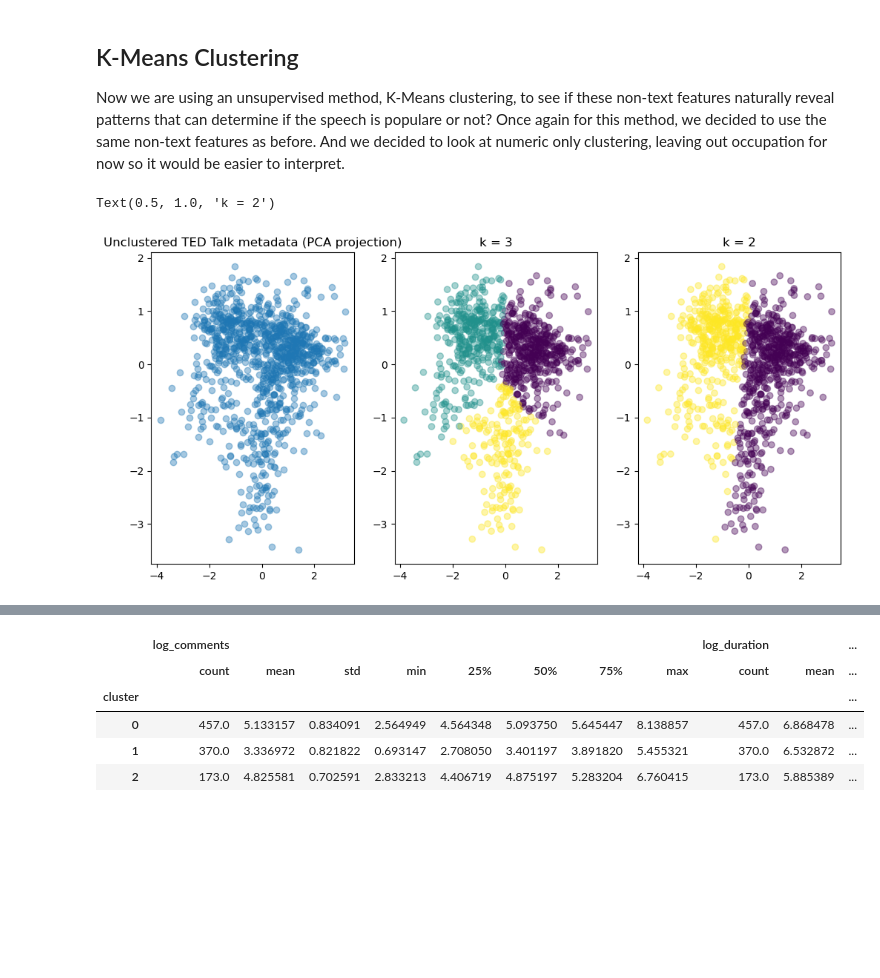
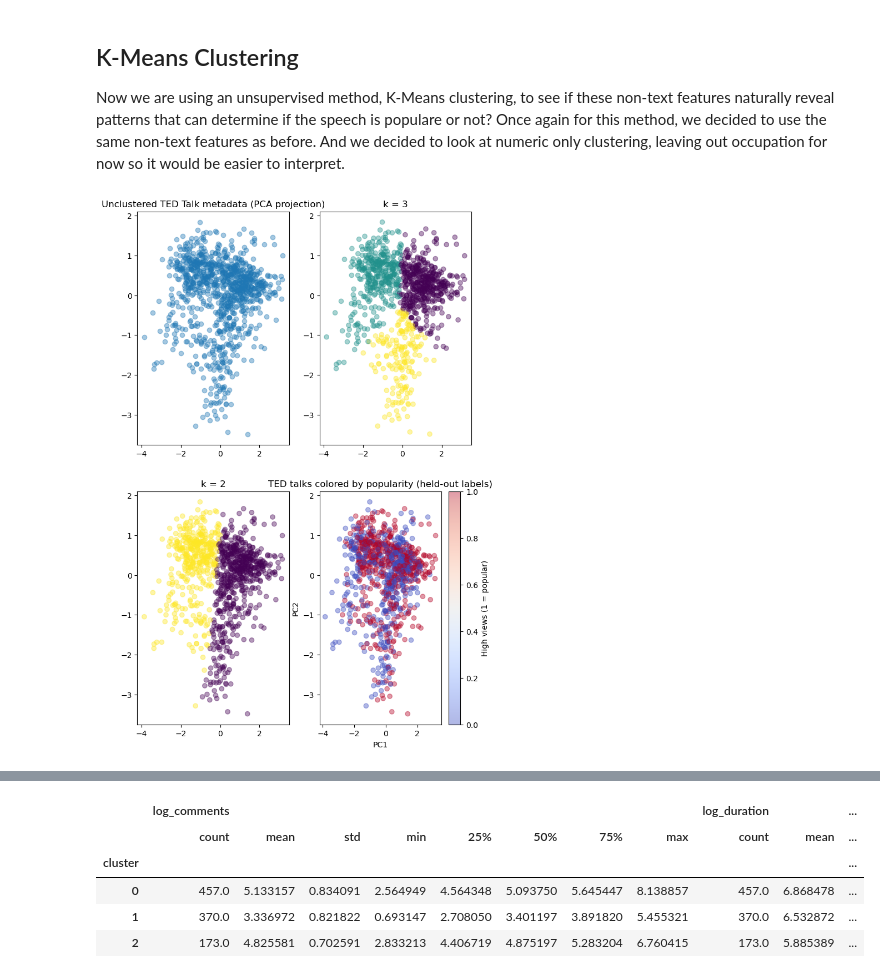
Before and after one commit to kyleenaxin/3350-final, a Jupyter notebook: project.ipynb, the cells around one changed output, grey strips where cells are left out. Saved outputs shown, nothing was run; the diff lists cells and outputs as text; code cells hidden in the pictures; blank space fills up the shorter version.

```diff
--- a/project.ipynb
+++ b/project.ipynb
@@ -387,33 +386,47 @@ X_2d = PCA(n_components=2, random_state=42).fit_transform(X_scaled)
 
 plt.figure(figsize=(12, 12))
 
 # Unclustered data
 plt.subplot(231)
 plt.scatter(X_2d[:, 0], X_2d[:, 1], alpha=0.4)
 plt.title("Unclustered TED Talk metadata (PCA projection)")
 
 # 3 clusters!
 y_pred = KMeans(
     n_clusters=3,
     random_state=42,
     n_init=10
 ).fit_predict(X_scaled)
 
 plt.subplot(232)
 plt.scatter(X_2d[:, 0], X_2d[:, 1], c = y_pred, alpha = 0.4)
 plt.title("k = 3")
 
 
 # 2 Clusters!
 y_pred = KMeans(
     n_clusters=2,
     random_state=42,
     n_init=10
 ).fit_predict(X_scaled)
 
-plt.subplot(233)
+plt.subplot(234)
 plt.scatter(X_2d[:, 0], X_2d[:, 1], c=y_pred, alpha=0.4)
 plt.title("k = 2")
+
+plt.subplot(235)
+plt.scatter(
+    X_2d[:, 0],
+    X_2d[:, 1],
+    c=df["high_views"],
+    cmap="coolwarm",
+    alpha=0.4
+)
+
+plt.xlabel("PC1")
+plt.ylabel("PC2")
+plt.title("TED talks colored by popularity (held-out labels)")
+plt.colorbar(label="High views (1 = popular)")
+plt.show()
 # %% [output]
-Text(0.5, 1.0, 'k = 2')
-[figure, old version]
+[figure, new version]
```
Also changed, not shown: parts of 2 cells of this notebook.
